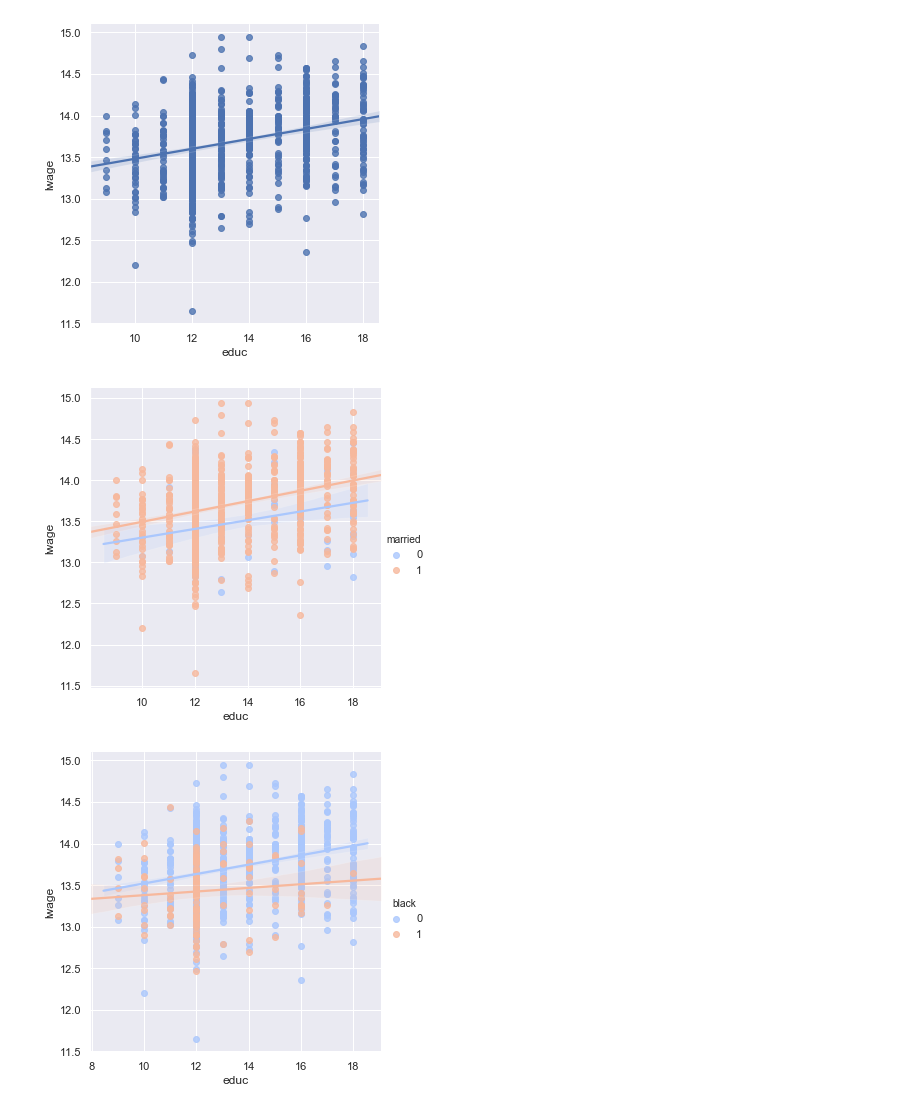
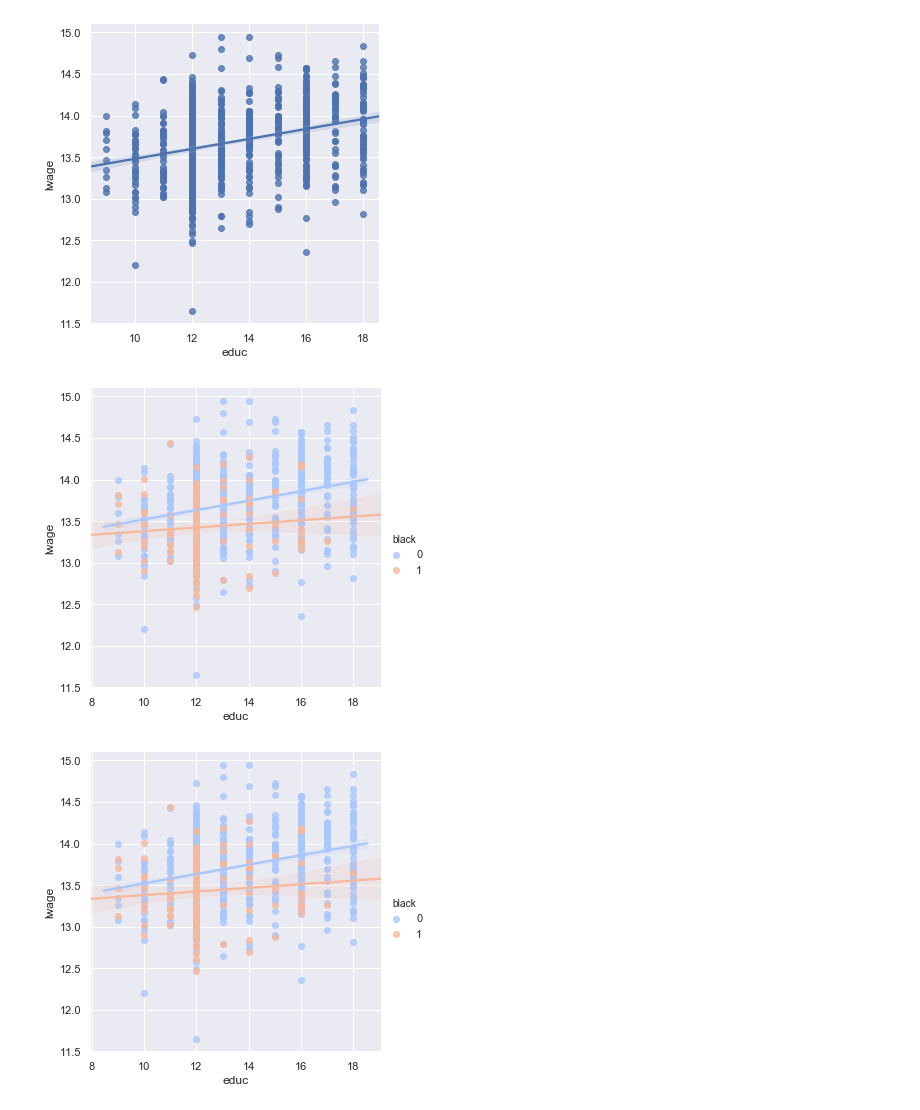
Before and after one commit to ethanander/Machine_Learning_USU, a Jupyter notebook: Spring 2020/Classes/Week 3-4/Regression.ipynb, the cells around one changed output. Drawn from its saved outputs; the diff is of its cells as text; code cells hidden in the pictures.

```diff
--- a/Spring 2020/Classes/Week 3-4/Regression.ipynb
+++ b/Spring 2020/Classes/Week 3-4/Regression.ipynb
@@ -532,10 +560,10 @@ plt.show()
 # %% [output]
 [figure]
 # %%
-sns.lmplot(x='educ',y='lwage',data=df, hue='married',palette='coolwarm') # how do you interpret this one?
+sns.lmplot(x='educ',y='lwage',data=df, hue='black',palette='coolwarm') # how do you interpret this one?
 plt.show()
 # %% [output]
-[figure, old version]
+[figure, new version]
 # %%
 sns.lmplot(x='educ',y='lwage',data=df, hue='black',palette='coolwarm')  # how do you interpret this one?
 plt.show()
```
Also changed, not shown: parts of 11 cells of this notebook.
